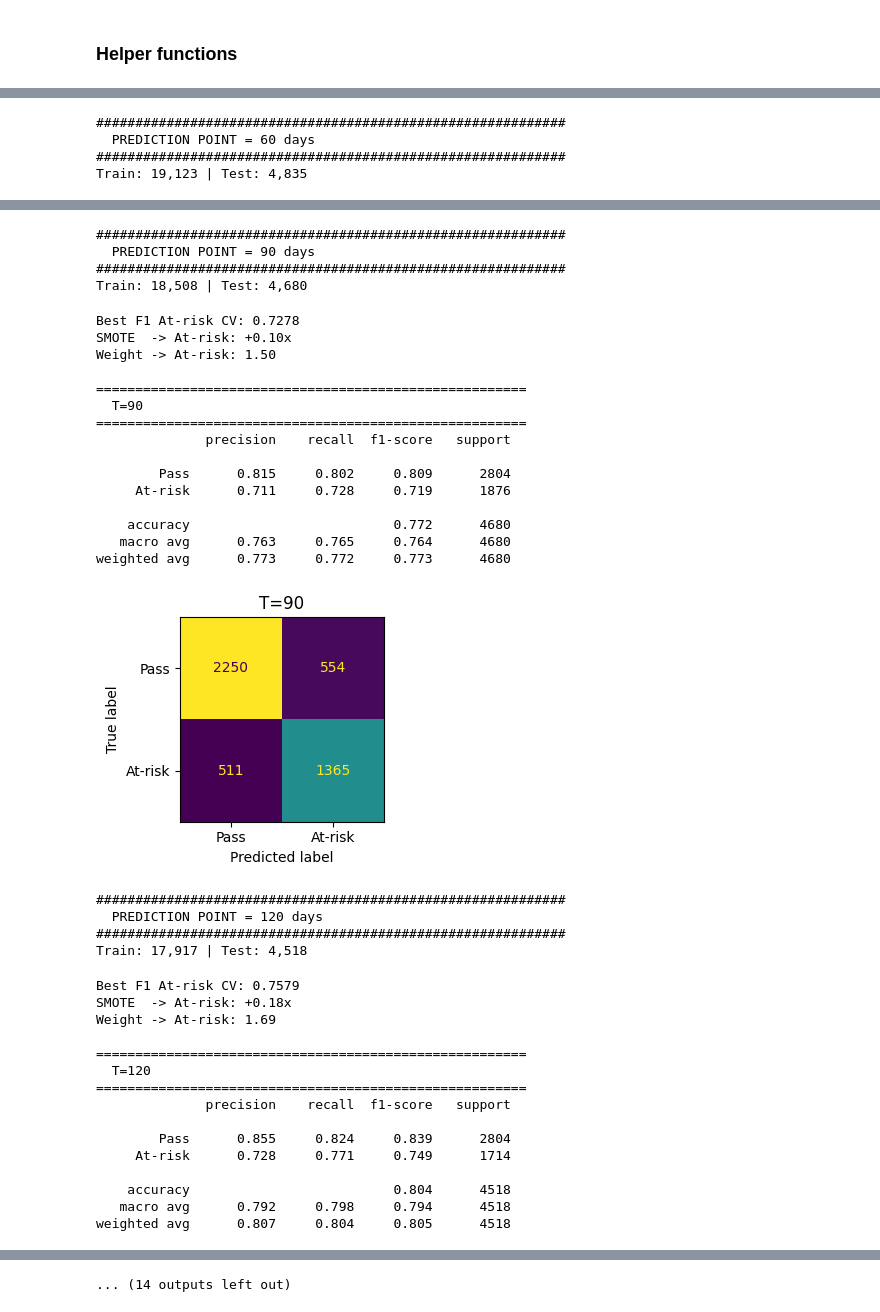
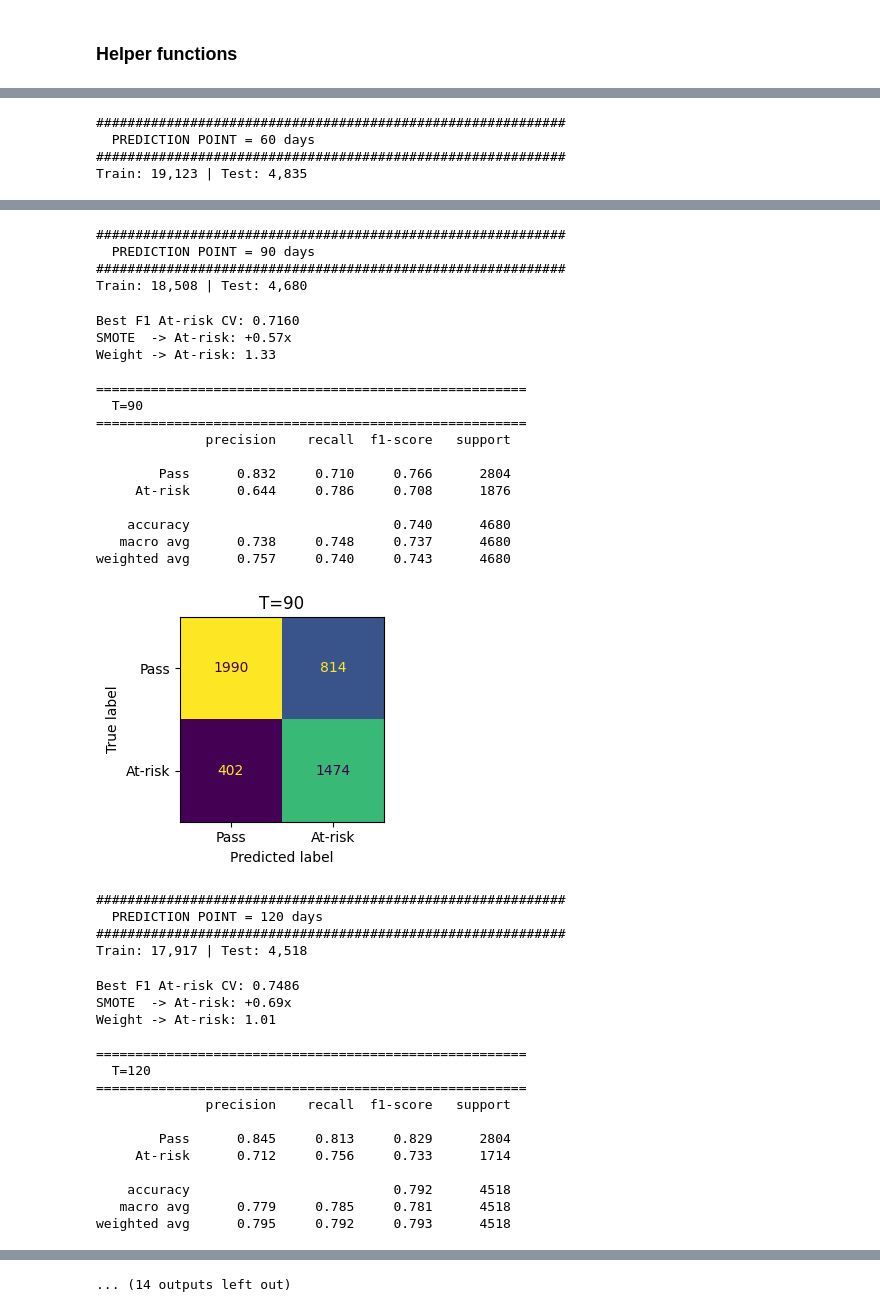
Before and after one commit to thiennguyen37-qn/early-academic-risk-warning, a Jupyter notebook: notebooks/modeling_2label.ipynb, the cells around one changed output, grey strips where cells are left out. Cells and saved outputs as stored; diff of their text form; code cells hidden in the pictures.

```diff
--- a/notebooks/modeling_2label.ipynb
+++ b/notebooks/modeling_2label.ipynb
@@ -122,13 +127,7 @@ for T in SNAPSHOTS:
 
     def objective(trial):
         params = {
-            'max_iter':          trial.suggest_int('max_iter', 100, 500),
-            'learning_rate':     trial.suggest_float('learning_rate', 0.01, 0.3, log=True),
-            'max_depth':         trial.suggest_int('max_depth', 3, 10),
-            'min_samples_leaf':  trial.suggest_int('min_samples_leaf', 10, 100),
-            'l2_regularization': trial.suggest_float('l2_regularization', 1e-4, 10.0, log=True),
-            'max_leaf_nodes':    trial.suggest_int('max_leaf_nodes', 15, 63),
-            'random_state':      RANDOM_SEED,
+            'C': trial.suggest_float('C', 1e-3, 1e2, log=True),
         }
         r_at_risk = trial.suggest_float('smote_ratio_at_risk', 0.1, 0.9)
         w_at_risk = trial.suggest_float('w_at_risk', 1.0, 8.0)
@@ -138,10 +137,16 @@ for T in SNAPSHOTS:
             Xf_tr, yf_tr   = X_tr.iloc[f_tr_idx], y_tr.iloc[f_tr_idx]
             Xf_val, yf_val = X_tr.iloc[f_val_idx], y_tr.iloc[f_val_idx]
 
+            scaler = StandardScaler().fit(Xf_tr)
+            Xf_tr  = scaler.transform(Xf_tr)
+            Xf_val = scaler.transform(Xf_val)
+
             Xf_sm, yf_sm = safe_smote(Xf_tr, yf_tr, r_at_risk)
-            m = HistGradientBoostingClassifier(
+            m = LogisticRegression(
                 **params,
+                max_iter=1000,
                 class_weight={0: 1.0, 1: w_at_risk},
+                random_state=RANDOM_SEED,
             )
             m.fit(Xf_sm, yf_sm)
 
@@ -160,14 +165,14 @@ for T in SNAPSHOTS:
     print(f'Weight -> At-risk: {best["w_at_risk"]:.2f}')
 
     # Train final model trên full train + SMOTE với best params
-    X_sm, y_sm = safe_smote(X_tr, y_tr, ratio_at_risk=best['smote_ratio_at_risk'])
-    model_final = HistGradientBoostingClassifier(
-        max_iter=best['max_iter'],
-        learning_rate=best['learning_rate'],
-        max_depth=best['max_depth'],
-        min_samples_leaf=best['min_samples_leaf'],
-        l2_regularization=best['l2_regularization'],
-        max_leaf_nodes=best['max_leaf_nodes'],
+    scaler_final = StandardScaler().fit(X_tr)
+    X_tr_scaled = scaler_final.transform(X_tr)
+    X_te_scaled = scaler_final.transform(X_te)
+
+    X_sm, y_sm = safe_smote(X_tr_scaled, y_tr, ratio_at_risk=best['smote_ratio_at_risk'])
+    model_final = LogisticRegression(
+        C=best['C'],
+        max_iter=1000,
         class_weight={0: 1.0, 1: best['w_at_risk']},
         random_state=RANDOM_SEED,
     )
@@ -175,7 +180,7 @@ for T in SNAPSHOTS:
     models[T] = model_final
 
     # Evaluate
-    y_pred = model_final.predict(np.array(X_te))
+    y_pred = model_final.predict(np.array(X_te_scaled))
     evaluate_full(f'T={T}', y_te, y_pred)
 
     # Store metrics
@@ -238,41 +243,41 @@ weighted avg      0.746     0.741     0.742      4835
 ############################################################
   PREDICTION POINT = 90 days
 ############################################################
 Train: 18,508 | Test: 4,680
-Best F1 At-risk CV: 0.7278
-SMOTE  -> At-risk: +0.10x
-Weight -> At-risk: 1.50
+Best F1 At-risk CV: 0.7160
+SMOTE  -> At-risk: +0.57x
+Weight -> At-risk: 1.33
 
 =======================================================
   T=90
 =======================================================
               precision    recall  f1-score   support
 
-        Pass      0.815     0.802     0.809      2804
-     At-risk      0.711     0.728     0.719      1876
+        Pass      0.832     0.710     0.766      2804
+     At-risk      0.644     0.786     0.708      1876
 
-    accuracy                          0.772      4680
-   macro avg      0.763     0.765     0.764      4680
-weighted avg      0.773     0.772     0.773      4680
+    accuracy                          0.740      4680
+   macro avg      0.738     0.748     0.737      4680
+weighted avg      0.757     0.740     0.743      4680
-[figure, old version]
+[figure, new version]
 ############################################################
   PREDICTION POINT = 120 days
 ############################################################
 Train: 17,917 | Test: 4,518
-Best F1 At-risk CV: 0.7579
-SMOTE  -> At-risk: +0.18x
-Weight -> At-risk: 1.69
+Best F1 At-risk CV: 0.7486
+SMOTE  -> At-risk: +0.69x
+Weight -> At-risk: 1.01
 
 =======================================================
   T=120
 =======================================================
               precision    recall  f1-score   support
 
-        Pass      0.855     0.824     0.839      2804
-     At-risk      0.728     0.771     0.749      1714
+        Pass      0.845     0.813     0.829      2804
+     At-risk      0.712     0.756     0.733      1714
 
-    accuracy                          0.804      4518
-   macro avg      0.792     0.798     0.794      4518
-weighted avg      0.807     0.804     0.805      4518
+    accuracy                          0.792      4518
+   macro avg      0.779     0.785     0.781      4518
+weighted avg      0.795     0.792     0.793      4518
 [figure]
 ... (14 outputs left out)
```
Also changed, not shown: parts of 8 cells of this notebook.
